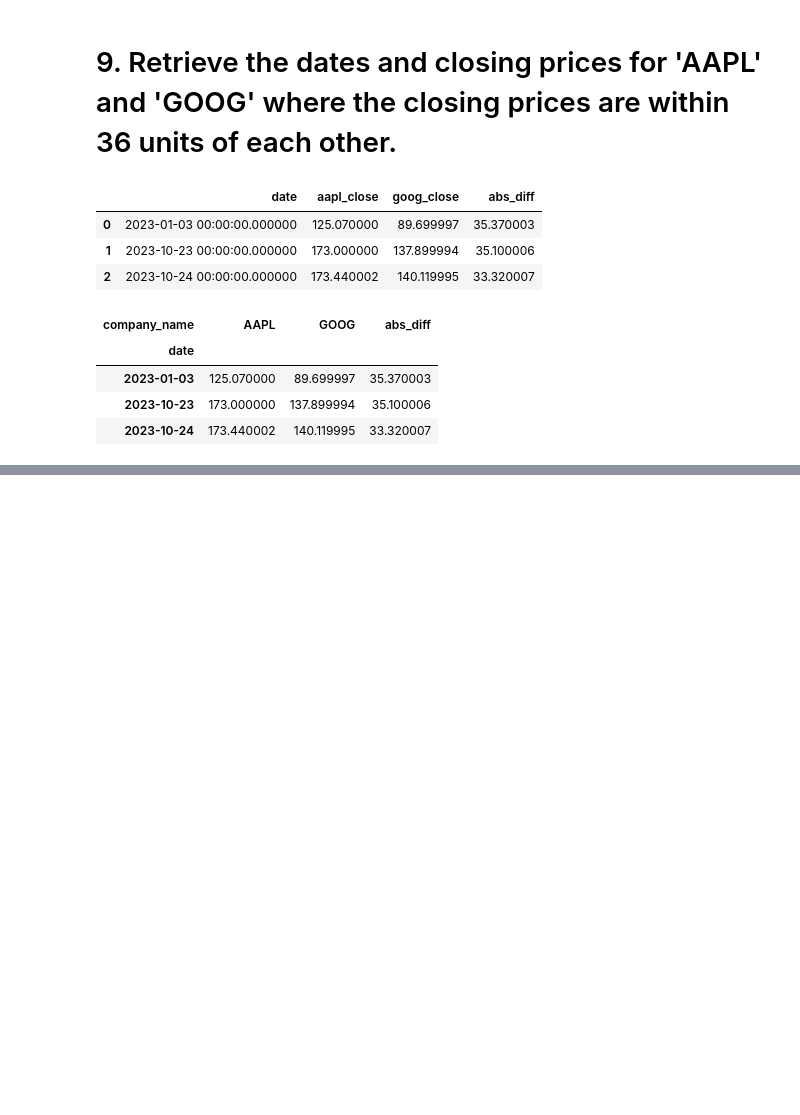
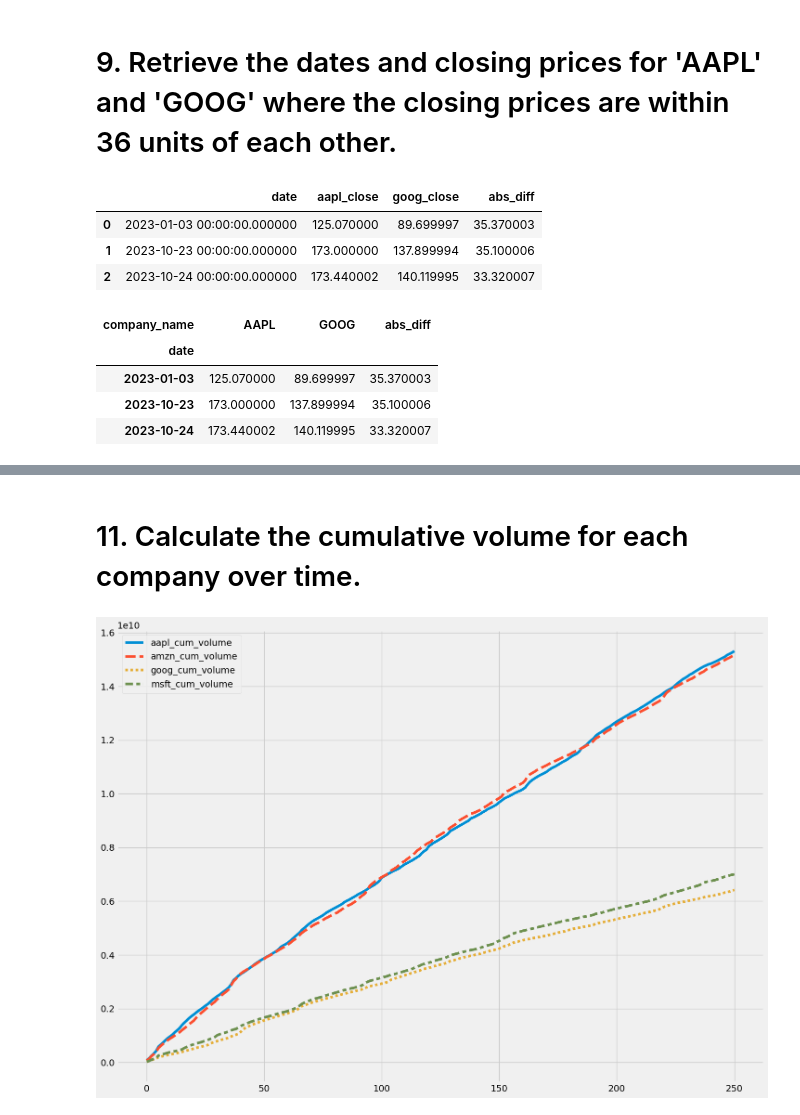
Before and after one commit to danjelito/stock-market-sql, a Jupyter notebook: main.ipynb, the cells around one changed output, grey strips where cells are left out. Drawn from its saved outputs; the diff is of its cells as text; code cells hidden in the pictures; blank space fills up the shorter version.

```diff
--- a/main.ipynb
+++ b/main.ipynb
@@ -458,0 +504,49 @@ sqldf("""
+# %% [markdown]
+# 11. Calculate the cumulative volume for each company over time.
+# %%
+result_sql = sqldf("""
+    WITH aapl AS (
+        SELECT
+            date,
+            SUM(volume) OVER (PARTITION BY company_name ORDER BY date) AS cum_volume
+        FROM df
+        WHERE company_name = 'AAPL'
+    ),
+    amzn AS (
+        SELECT
+            date,
+            SUM(volume) OVER (PARTITION BY company_name ORDER BY date) AS cum_volume
+        FROM df
+        WHERE company_name = 'AMZN'
+    ),
+    goog AS (
+        SELECT
+            date,
+            SUM(volume) OVER (PARTITION BY company_name ORDER BY date) AS cum_volume
+        FROM df
+        WHERE company_name = 'GOOG'
+    ),
+    msft AS (
+        SELECT
+            date,
+            SUM(volume) OVER (PARTITION BY company_name ORDER BY date) AS cum_volume
+        FROM df
+        WHERE company_name = 'MSFT'
+    )
+    SELECT
+        aapl.date,
+        aapl.cum_volume AS aapl_cum_volume,
+        amzn.cum_volume AS amzn_cum_volume,
+        goog.cum_volume AS goog_cum_volume,
+        msft.cum_volume AS msft_cum_volume
+    FROM aapl
+    INNER JOIN amzn ON aapl.date = amzn.date
+    INNER JOIN goog ON aapl.date = goog.date
+    INNER JOIN msft ON aapl.date = msft.date
+""")
+
+plt.figure(figsize=(16, 12))
+sns.lineplot(result_sql)
+plt.show()
+# %% [output]
+[figure, added]
```
Also changed, not shown: parts of 4 cells of this notebook.
